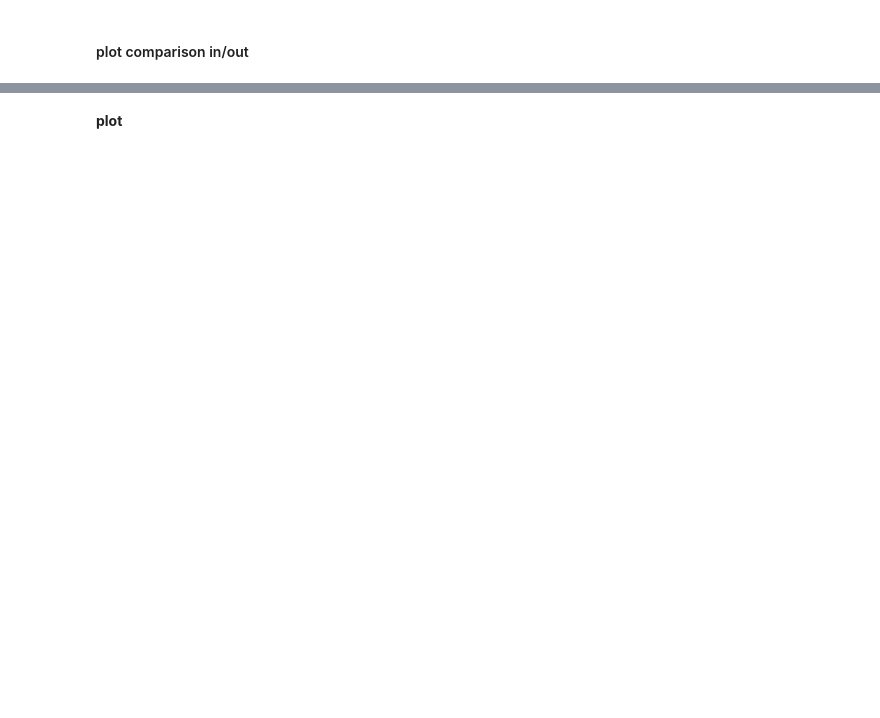
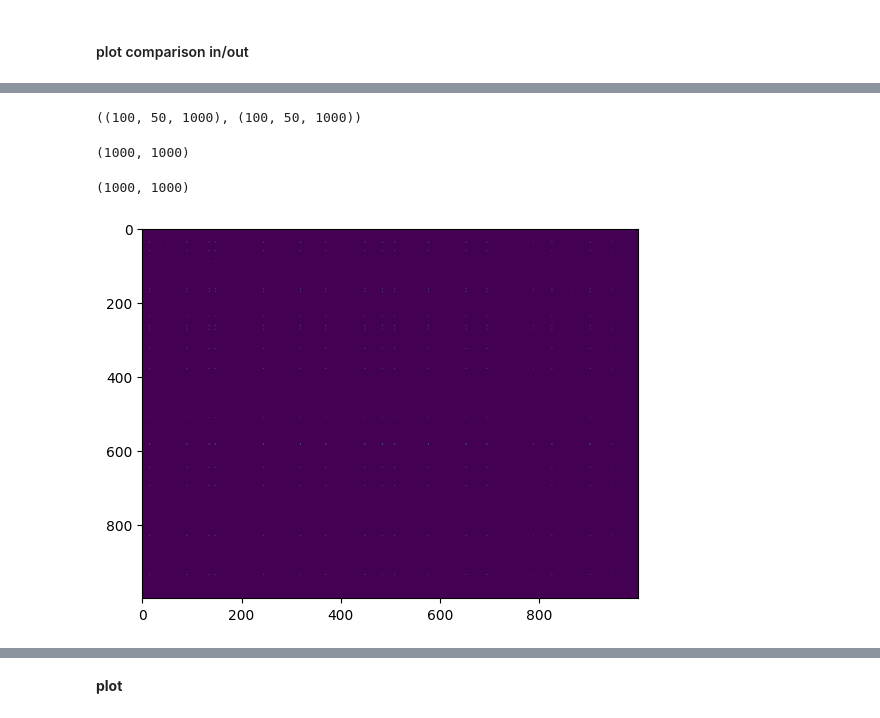
Before and after one commit to iKiru-hub/KAMemory, a Jupyter notebook: notebooks/lab_fig_c1.ipynb, the cells around one changed output, grey strips where cells are left out. Saved outputs shown, nothing was run; the diff lists cells and outputs as text; code cells hidden in the pictures; blank space fills up the shorter version.

```diff
--- a/notebooks/lab_fig_c1.ipynb
+++ b/notebooks/lab_fig_c1.ipynb
@@ -682,0 +827,20 @@ activity_dot_in.shape, activity_dot_out.shape, activity_dot_out_2.shape
+# %%
+# (rounds, positions, neurons)
+activity1.shape, activity2.shape
+# %% [output]
+((100, 50, 1000), (100, 50, 1000))
+# %%
+activity_dot_in = utils.cosine_similarity_mat(activity1[:, 10].reshape(100, 1000), # (1000, 1)
+                                              activity2[:, 30].reshape(100, 1000)) # (1, 1000)
+
+activity_dot_in.shape
+# %% [output]
+(1000, 1000)
+# %%
+activity_dot_in.shape
+# %% [output]
+(1000, 1000)
+# %%
+plt.imshow(activity_dot_in, aspect='auto');
+# %% [output]
+[figure, added]
```
Also changed, not shown: parts of 45 cells of this notebook, 14 other files.
